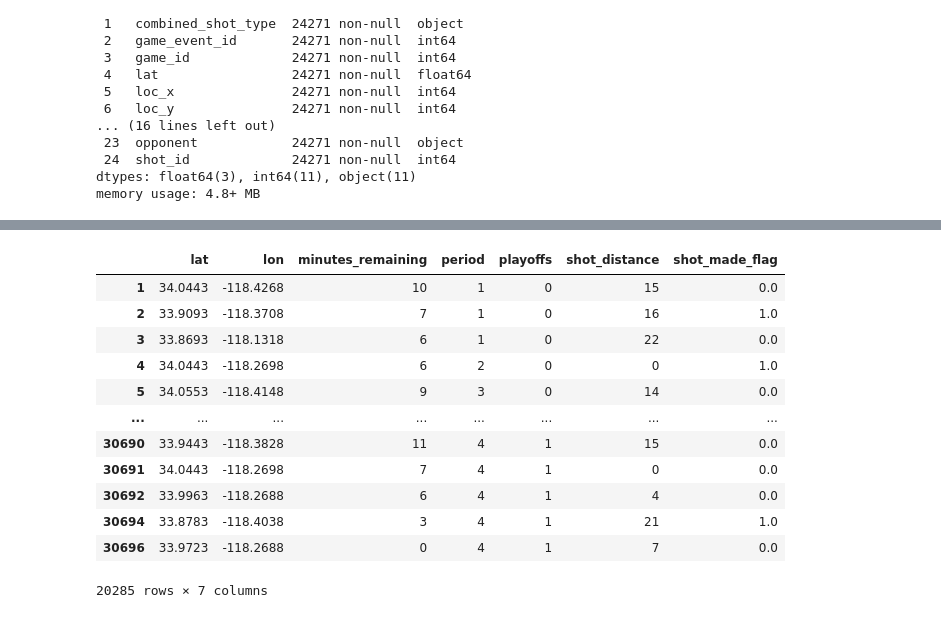
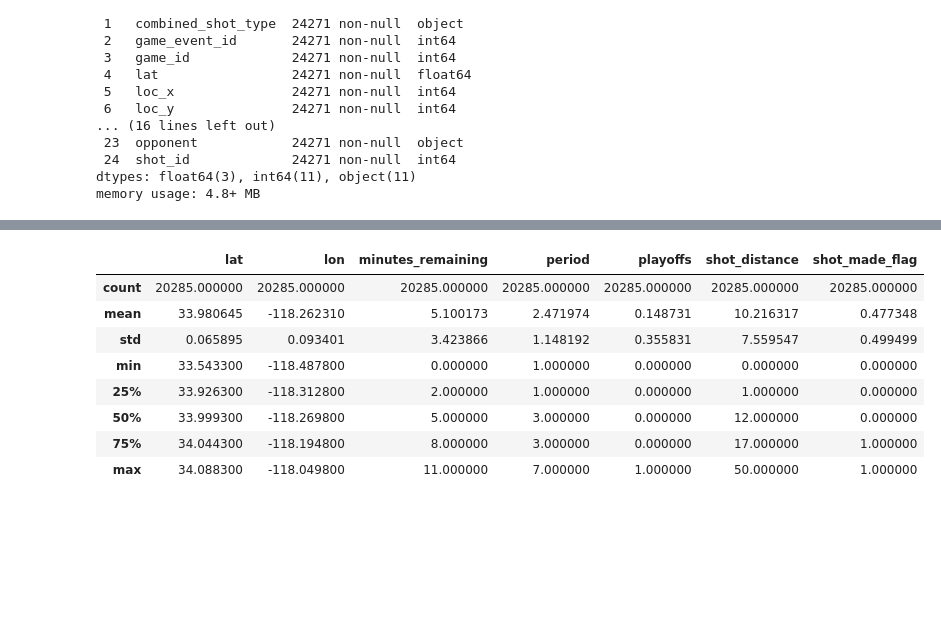
Before and after one commit to Dhonrian/pos_ifnet, a Jupyter notebook: 25E1_3/kobe/notebooks/clean_dataset.ipynb, the cells around one changed output, grey strips where cells are left out. Drawn from its saved outputs; the diff is of its cells as text; code cells hidden in the pictures; blank space fills up the shorter version.

```diff
--- a/25E1_3/kobe/notebooks/clean_dataset.ipynb
+++ b/25E1_3/kobe/notebooks/clean_dataset.ipynb
@@ -104,18 +101,14 @@ df.dropna(inplace=True)
 # %%
 df = df[['lat', 'lon', 'minutes_remaining', 'period', 'playoffs', 'shot_distance', 'shot_made_flag']]
-df
+df.describe()
 # %% [output]
 [interactive output not drawn]
 |  | lat | lon | minutes_remaining | period | playoffs | shot_distance | shot_made_flag |
-| 1 | 34.0443 | -118.4268 | 10 | 1 | 0 | 15 | 0.0 |
-| 2 | 33.9093 | -118.3708 | 7 | 1 | 0 | 16 | 1.0 |
-| 3 | 33.8693 | -118.1318 | 6 | 1 | 0 | 22 | 0.0 |
-| 4 | 34.0443 | -118.2698 | 6 | 2 | 0 | 0 | 1.0 |
-| 5 | 34.0553 | -118.4148 | 9 | 3 | 0 | 14 | 0.0 |
-| ... | ... | ... | ... | ... | ... | ... | ... |
-| 30690 | 33.9443 | -118.3828 | 11 | 4 | 1 | 15 | 0.0 |
-| 30691 | 34.0443 | -118.2698 | 7 | 4 | 1 | 0 | 0.0 |
-| 30692 | 33.9963 | -118.2688 | 6 | 4 | 1 | 4 | 0.0 |
-| 30694 | 33.8783 | -118.4038 | 3 | 4 | 1 | 21 | 1.0 |
-| 30696 | 33.9723 | -118.2688 | 0 | 4 | 1 | 7 | 0.0 |
+| count | 20285.000000 | 20285.000000 | 20285.000000 | 20285.000000 | 20285.000000 | 20285.000000 | 20285.000000 |
+| mean | 33.980645 | -118.262310 | 5.100173 | 2.471974 | 0.148731 | 10.216317 | 0.477348 |
+| std | 0.065895 | 0.093401 | 3.423866 | 1.148192 | 0.355831 | 7.559547 | 0.499499 |
+| min | 33.543300 | -118.487800 | 0.000000 | 1.000000 | 0.000000 | 0.000000 | 0.000000 |
+| 25% | 33.926300 | -118.312800 | 2.000000 | 1.000000 | 0.000000 | 1.000000 | 0.000000 |
+| 50% | 33.999300 | -118.269800 | 5.000000 | 3.000000 | 0.000000 | 12.000000 | 0.000000 |
+| 75% | 34.044300 | -118.194800 | 8.000000 | 3.000000 | 0.000000 | 17.000000 | 1.000000 |
+| max | 34.088300 | -118.049800 | 11.000000 | 7.000000 | 1.000000 | 50.000000 | 1.000000 |
-20285 rows × 7 columns
```
Also changed, not shown: parts of 3 cells of this notebook, 1 other file.
